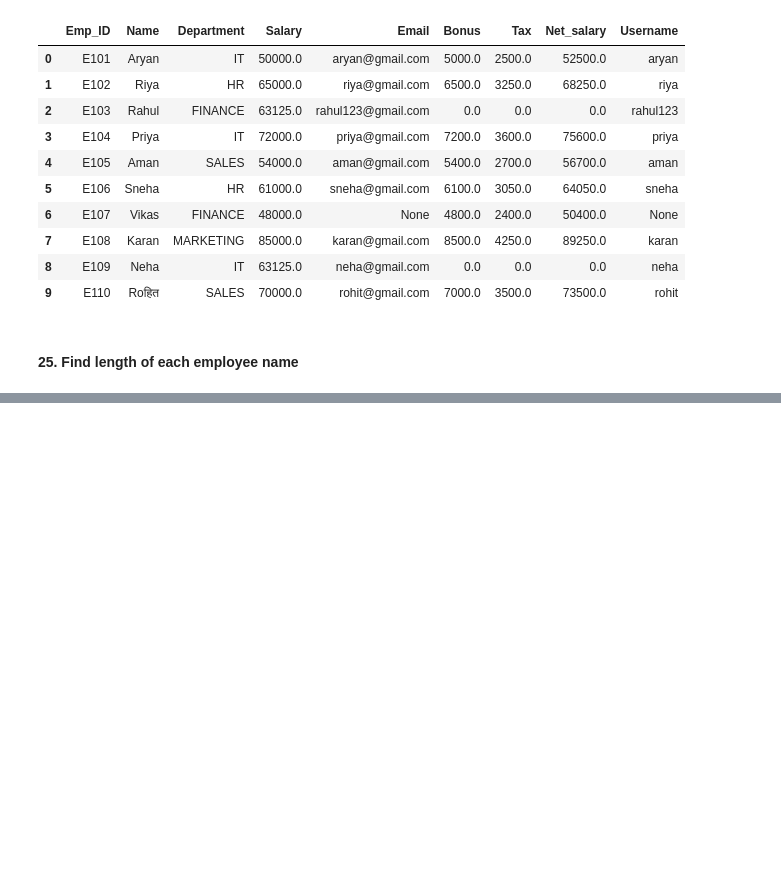
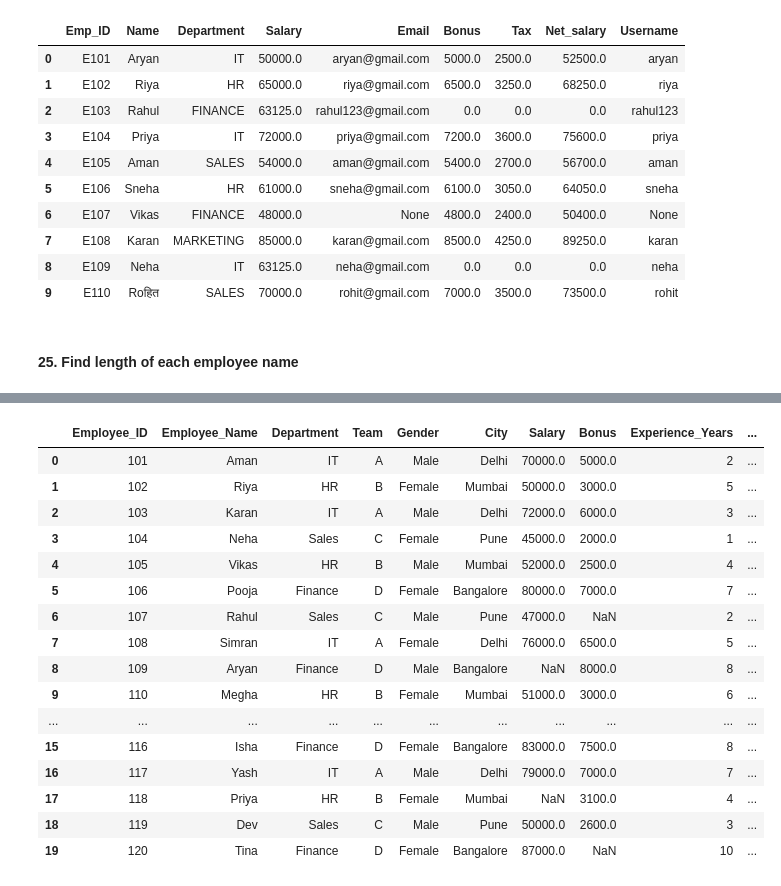
Before and after one commit to theaditya24/COMPLETE-PYTHON-FOR-DATA-ANALYTICS, a Jupyter notebook: Practice-Questions.ipynb, the cells around one changed output, grey strips where cells are left out. Drawn from its saved outputs; the diff is of its cells as text; code cells hidden in the pictures; blank space fills up the shorter version.

```diff
--- a/Practice-Questions.ipynb
+++ b/Practice-Questions.ipynb
@@ -1204,0 +1516,82 @@ df3
+# %%
+data = {
+    "Employee_ID": [101,102,103,104,105,106,107,108,109,110,
+                    111,112,113,114,115,116,117,118,119,120],
+
+    "Employee_Name": ["Aman","Riya","Karan","Neha","Vikas",
+                      "Pooja","Rahul","Simran","Aryan","Megha",
+                      "Ankit","Nisha","Rohit","Sneha","Kabir",
+                      "Isha","Yash","Priya","Dev","Tina"],
+
+    "Department": ["IT","HR","IT","Sales","HR",
+                   "Finance","Sales","IT","Finance","HR",
+                   "Sales","IT","Finance","HR","Sales",
+                   "Finance","IT","HR","Sales","Finance"],
+
+    "Team": ["A","B","A","C","B",
+             "D","C","A","D","B",
+             "C","A","D","B","C",
+             "D","A","B","C","D"],
+
+    "Gender": ["Male","Female","Male","Female","Male",
+               "Female","Male","Female","Male","Female",
+               "Male","Female","Male","Female","Male",
+               "Female","Male","Female","Male","Female"],
+
+    "City": ["Delhi","Mumbai","Delhi","Pune","Mumbai",
+             "Bangalore","Pune","Delhi","Bangalore","Mumbai",
+             "Pune","Delhi","Bangalore","Mumbai","Pune",
+             "Bangalore","Delhi","Mumbai","Pune","Bangalore"],
+
+    "Salary": [70000,50000,72000,45000,52000,
+               80000,47000,76000,np.nan,51000,
+               49000,78000,85000,53000,46000,
+               83000,79000,np.nan,50000,87000],
+
+    "Bonus": [5000,3000,6000,2000,2500,
+              7000,np.nan,6500,8000,3000,
+              2200,6800,8200,3200,2400,
+              7500,7000,3100,2600,np.nan],
+
+    "Experience_Years": [2,5,3,1,4,
+                         7,2,5,8,6,
+                         2,6,9,5,1,
+                         8,7,4,3,10],
+
+    "Performance_Rating": ["A","B","A","C","B",
+                           "A","B","A","A","B",
+                           "C","A","A","B","C",
+                           "A","A","B","B","A"],
+
+    "Joining_Date": pd.to_datetime([
+        "2021-01-15","2019-03-10","2020-07-22","2022-05-18","2018-11-01",
+        "2016-09-25","2021-06-30","2019-12-11","2015-08-19","2017-04-04",
+        "2022-02-14","2018-10-10","2014-01-01","2019-07-07","2023-03-03",
+        "2015-05-05","2016-06-16","2020-09-09","2021-12-12","2013-11-11"
+    ]),
+
+    "Work_Mode": ["WFH","Office","Hybrid","Office","WFH",
+                  "Hybrid","Office","WFH","Hybrid","Office",
+                  "WFH","Hybrid","Office","WFH","Office",
+                  "Hybrid","WFH","Office","Hybrid","WFH"]
+}
+dt = pd.DataFrame(data)
+dt
+# %% [output]
+|  | Employee_ID | Employee_Name | Department | Team | Gender | City | Salary | Bonus | Experience_Years | ... |
+| 0 | 101 | Aman | IT | A | Male | Delhi | 70000.0 | 5000.0 | 2 | ... |
+| 1 | 102 | Riya | HR | B | Female | Mumbai | 50000.0 | 3000.0 | 5 | ... |
+| 2 | 103 | Karan | IT | A | Male | Delhi | 72000.0 | 6000.0 | 3 | ... |
+| 3 | 104 | Neha | Sales | C | Female | Pune | 45000.0 | 2000.0 | 1 | ... |
+| 4 | 105 | Vikas | HR | B | Male | Mumbai | 52000.0 | 2500.0 | 4 | ... |
+| 5 | 106 | Pooja | Finance | D | Female | Bangalore | 80000.0 | 7000.0 | 7 | ... |
+| 6 | 107 | Rahul | Sales | C | Male | Pune | 47000.0 | NaN | 2 | ... |
+| 7 | 108 | Simran | IT | A | Female | Delhi | 76000.0 | 6500.0 | 5 | ... |
+| 8 | 109 | Aryan | Finance | D | Male | Bangalore | NaN | 8000.0 | 8 | ... |
+| 9 | 110 | Megha | HR | B | Female | Mumbai | 51000.0 | 3000.0 | 6 | ... |
+| ... | ... | ... | ... | ... | ... | ... | ... | ... | ... | ... |
+| 15 | 116 | Isha | Finance | D | Female | Bangalore | 83000.0 | 7500.0 | 8 | ... |
+| 16 | 117 | Yash | IT | A | Male | Delhi | 79000.0 | 7000.0 | 7 | ... |
+| 17 | 118 | Priya | HR | B | Female | Mumbai | NaN | 3100.0 | 4 | ... |
+| 18 | 119 | Dev | Sales | C | Male | Pune | 50000.0 | 2600.0 | 3 | ... |
+| 19 | 120 | Tina | Finance | D | Female | Bangalore | 87000.0 | NaN | 10 | ... |
```
Also changed, not shown: parts of 154 cells of this notebook, 3 other files.
